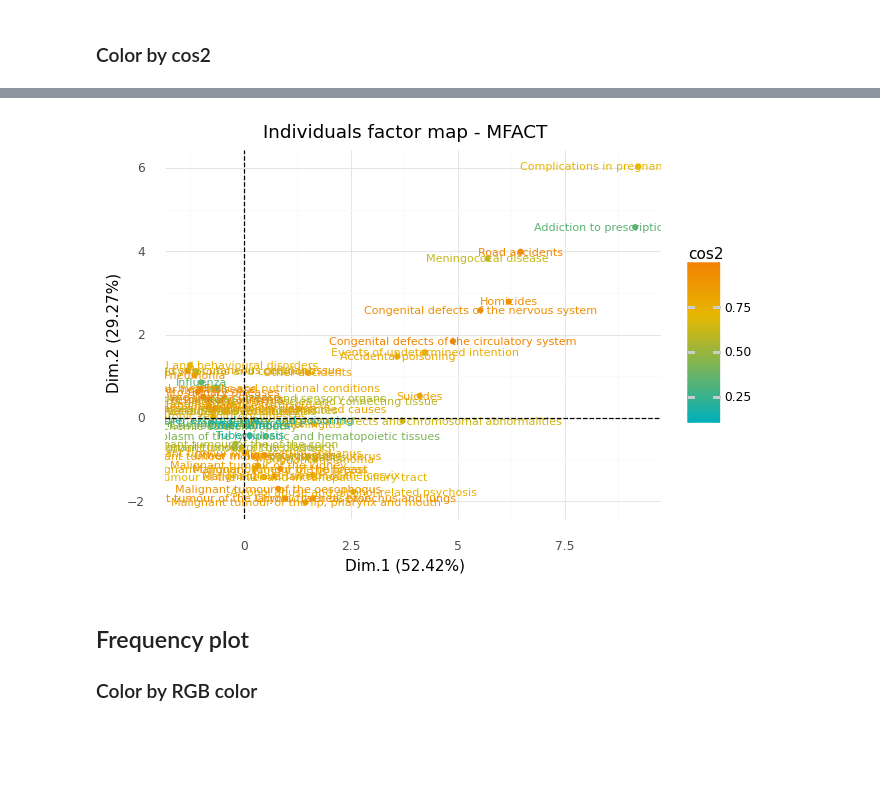
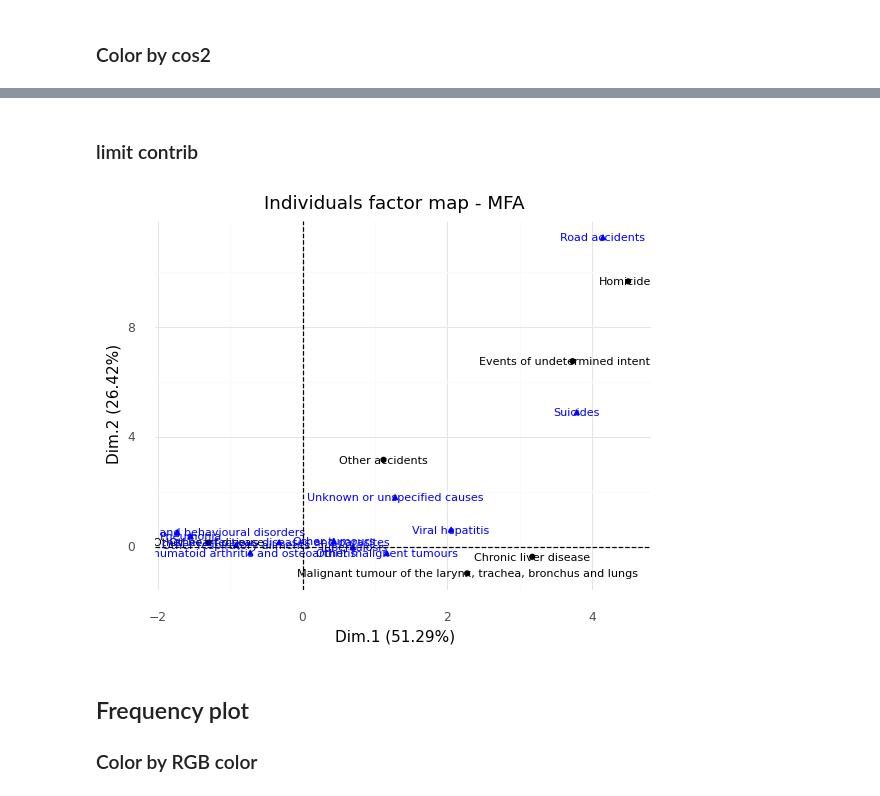
Before and after one commit to enfantbenidedieu/scientisttools, a Jupyter notebook: mfact_mortality_ggplot2.ipynb, the cells around one changed output, grey strips where cells are left out. Saved outputs shown, nothing was run; the diff lists cells and outputs as text; code cells hidden in the pictures; blank space fills up the shorter version.

Commit message:
Update scientisttools

```diff
--- a/mfact_mortality_ggplot2.ipynb
+++ b/mfact_mortality_ggplot2.ipynb
@@ -28,0 +7,4 @@ MFACT(group=[9, 9], name_group=['1979', '2006'], parallelize=True)
+# %%
+from scientisttools import load_mortality
+mortality = load_mortality()
+mortality.info()
@@ -28,0 +29,8 @@ MFACT(group=[9, 9], name_group=['1979', '2006'], parallelize=True)
+# %%
+import pandas as pd
+from scientisttools import MFACT
+mortality2 = mortality.copy()
+mortality2.columns = [x + "-2" for x in mortality2.columns]
+dat = pd.concat((mortality,mortality2),axis=1)
+res_mfact = MFACT(group=[9]*4,name_group=["1979","2006","1979-2","2006-2"],num_group_sup=[2,3],row_sup=list(range(50,dat.shape[0])),parallelize=True)
+res_mfact.fit(dat)
@@ -49,8 +105,10 @@ print(p)
+# %% [markdown]
+### limit contrib
 # %%
-p = fviz_mfa_ind(res_mfact,color="cos2",repel=False,ind_sup=False,quali_sup=False)
+p = fviz_mfa_ind(res_mfact,lim_contrib=10,repel=False,ind_sup=True,quali_sup=False)
 print(p)
 # %% [output]
-[figure, old version]
+[figure, new version]
 # %% [markdown]
 ## Frequency plot
 
```
Also changed, not shown: parts of 43 cells of this notebook, 37 other files.
